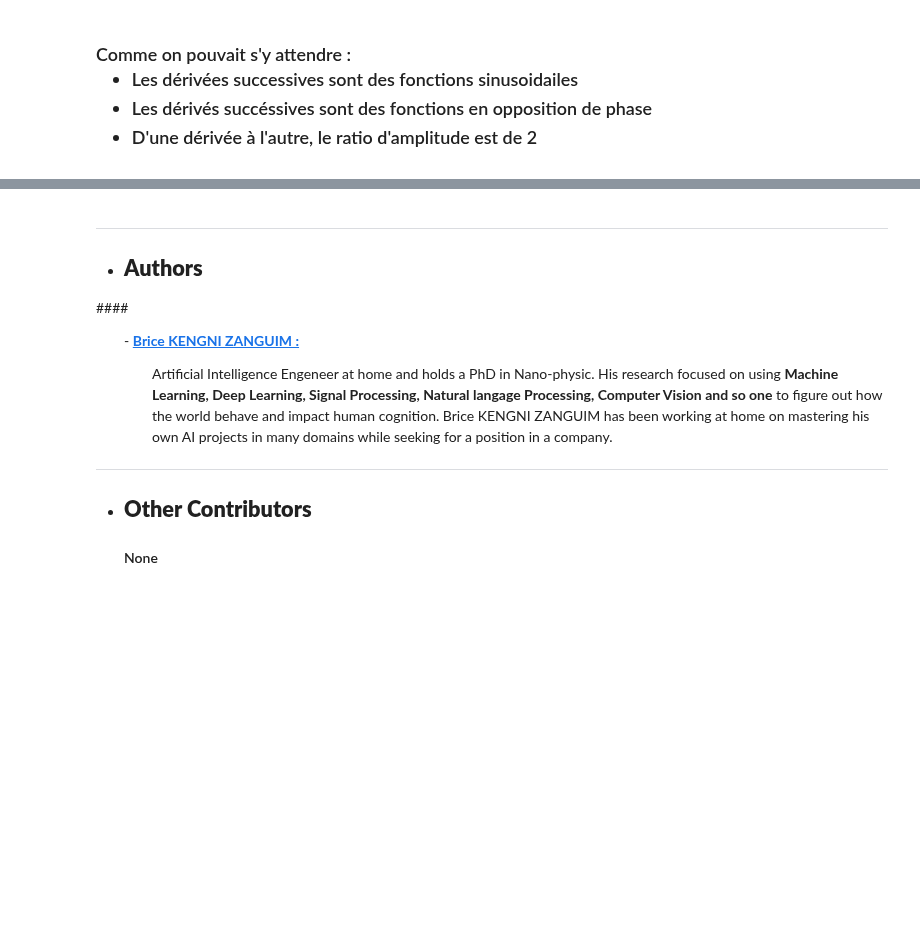
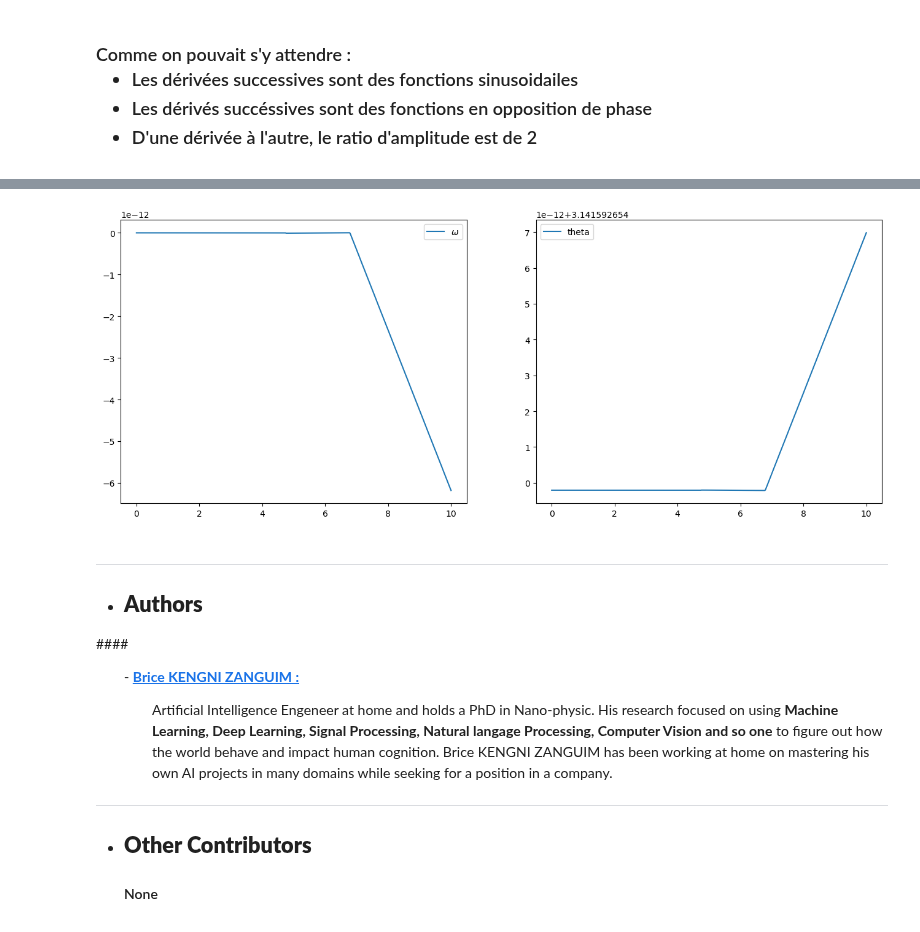
Before and after one commit to Brice-KENGNI-ZANGUIM/Python-pour-les-Mathematiques, a Jupyter notebook: Bibliothèque Scipy.ipynb, the cells around one changed output, grey strips where cells are left out. Saved outputs shown, nothing was run; the diff lists cells and outputs as text; code cells hidden in the pictures; blank space fills up the shorter version.

```diff
--- a/Bibliothèque Scipy.ipynb
+++ b/Bibliothèque Scipy.ipynb
@@ -478,3 +594,27 @@ print(f"- Max(df1)/Max(f) = {np.max(df1)/np.max(f(x))}\n- Max(df2)/Max(f) = {np.
+# %%
+def dA_over_dt(A, t):
+    omega , theta = A
+    return [ np.sin(theta) , omega  ]
+# %%
+theta_0 = np.pi
+omega_0 = 0
+A_0 = ( omega_0 , theta_0 )
+
+t = np.linspace(0, 10, 600)
+sol = odeint(dA_over_dt, A_0, t)
+omega , theta = sol.T
+# %%
+fig , ax = plt.subplots( 1 , 2 , figsize= (16,6))
+
+ax[0].plot(t, omega , label = "$\omega$")
+ax[0].legend()
+
+ax[1].plot(t, theta , label = "theta")
+ax[1].legend()
+
+plt.show()
+# %% [output]
+[figure, added]
 # %% [markdown]
 ---
 
```
Also changed, not shown: parts of 37 cells of this notebook.
